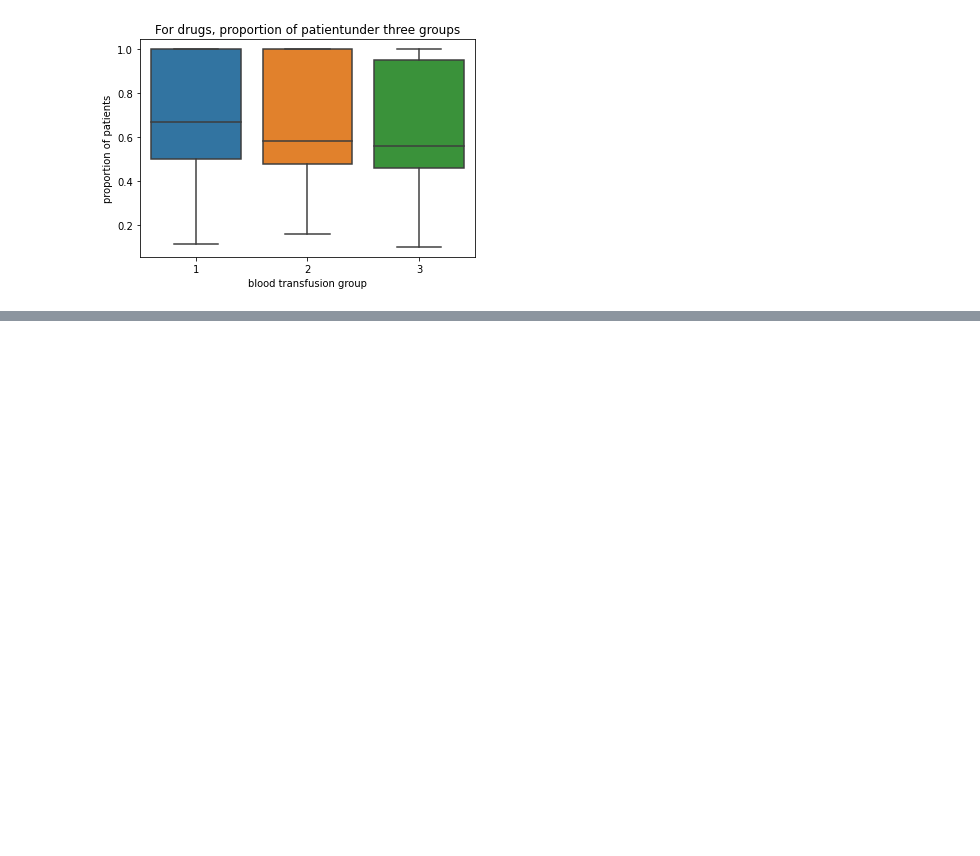
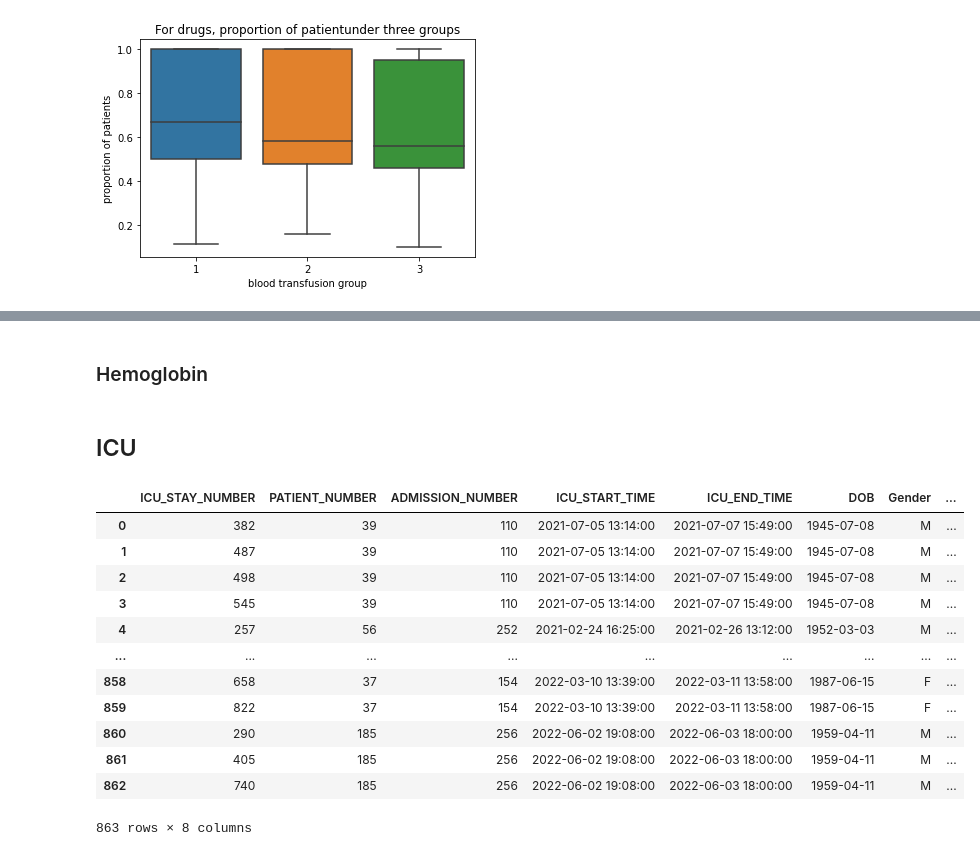
Before and after one commit to lily214754/MIMIC, a Jupyter notebook: EDA/EDA整理.ipynb, the cells around one changed output, grey strips where cells are left out. Saved outputs shown, nothing was run; the diff lists cells and outputs as text; code cells hidden in the pictures; blank space fills up the shorter version.

```diff
--- a/EDA/EDA整理.ipynb
+++ b/EDA/EDA整理.ipynb
@@ -1010,0 +1114,24 @@ Consider drug that all used under each blood transfusion, for patient get 3 bloo
+# %% [markdown]
+### Hemoglobin
+# %% [markdown]
+## ICU
+# %%
+icu_stays_patient = icu_stays.merge(patients, how = 'left', on='PATIENT_NUMBER')
+icu_stays_patient['ICU_START_TIME'] = pd.to_datetime(icu_stays_patient['ICU_START_TIME'])
+icu_stays_patient['ICU_END_TIME'] = pd.to_datetime(icu_stays_patient['ICU_END_TIME'])
+icu_stays_patient['ICU_stay_time'] = icu_stays_patient['ICU_END_TIME'] - icu_stays_patient['ICU_START_TIME']
+icu_stays_patient
+# %% [output]
+|  | ICU_STAY_NUMBER | PATIENT_NUMBER | ADMISSION_NUMBER | ICU_START_TIME | ICU_END_TIME | DOB | Gender | ... |
+| 0 | 382 | 39 | 110 | 2021-07-05 13:14:00 | 2021-07-07 15:49:00 | 1945-07-08 | M | ... |
+| 1 | 487 | 39 | 110 | 2021-07-05 13:14:00 | 2021-07-07 15:49:00 | 1945-07-08 | M | ... |
+| 2 | 498 | 39 | 110 | 2021-07-05 13:14:00 | 2021-07-07 15:49:00 | 1945-07-08 | M | ... |
+| 3 | 545 | 39 | 110 | 2021-07-05 13:14:00 | 2021-07-07 15:49:00 | 1945-07-08 | M | ... |
+| 4 | 257 | 56 | 252 | 2021-02-24 16:25:00 | 2021-02-26 13:12:00 | 1952-03-03 | M | ... |
+| ... | ... | ... | ... | ... | ... | ... | ... | ... |
+| 858 | 658 | 37 | 154 | 2022-03-10 13:39:00 | 2022-03-11 13:58:00 | 1987-06-15 | F | ... |
+| 859 | 822 | 37 | 154 | 2022-03-10 13:39:00 | 2022-03-11 13:58:00 | 1987-06-15 | F | ... |
+| 860 | 290 | 185 | 256 | 2022-06-02 19:08:00 | 2022-06-03 18:00:00 | 1959-04-11 | M | ... |
+| 861 | 405 | 185 | 256 | 2022-06-02 19:08:00 | 2022-06-03 18:00:00 | 1959-04-11 | M | ... |
+| 862 | 740 | 185 | 256 | 2022-06-02 19:08:00 | 2022-06-03 18:00:00 | 1959-04-11 | M | ... |
+863 rows × 8 columns
```
Also changed, not shown: parts of 23 cells of this notebook, 12 other files.
